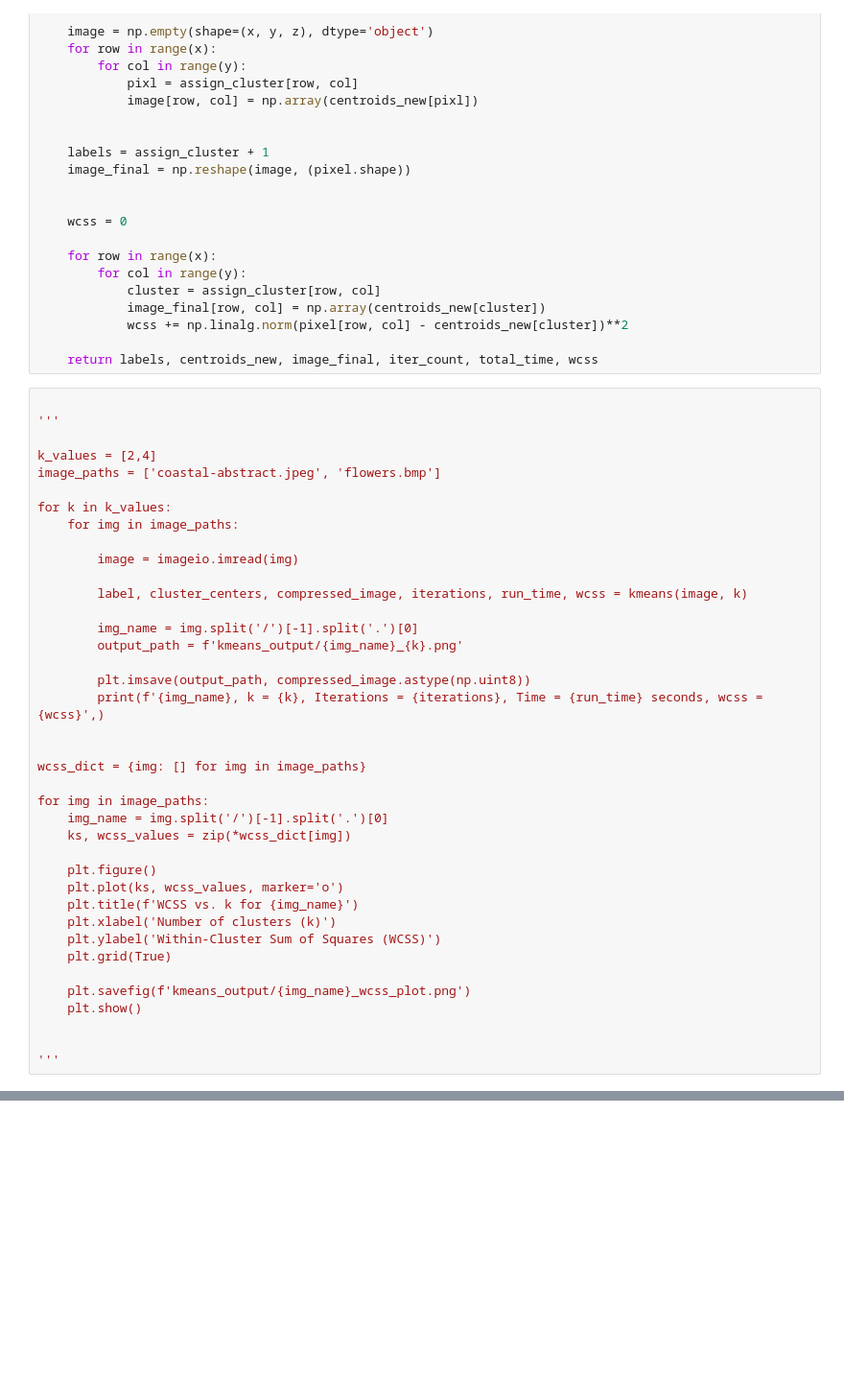
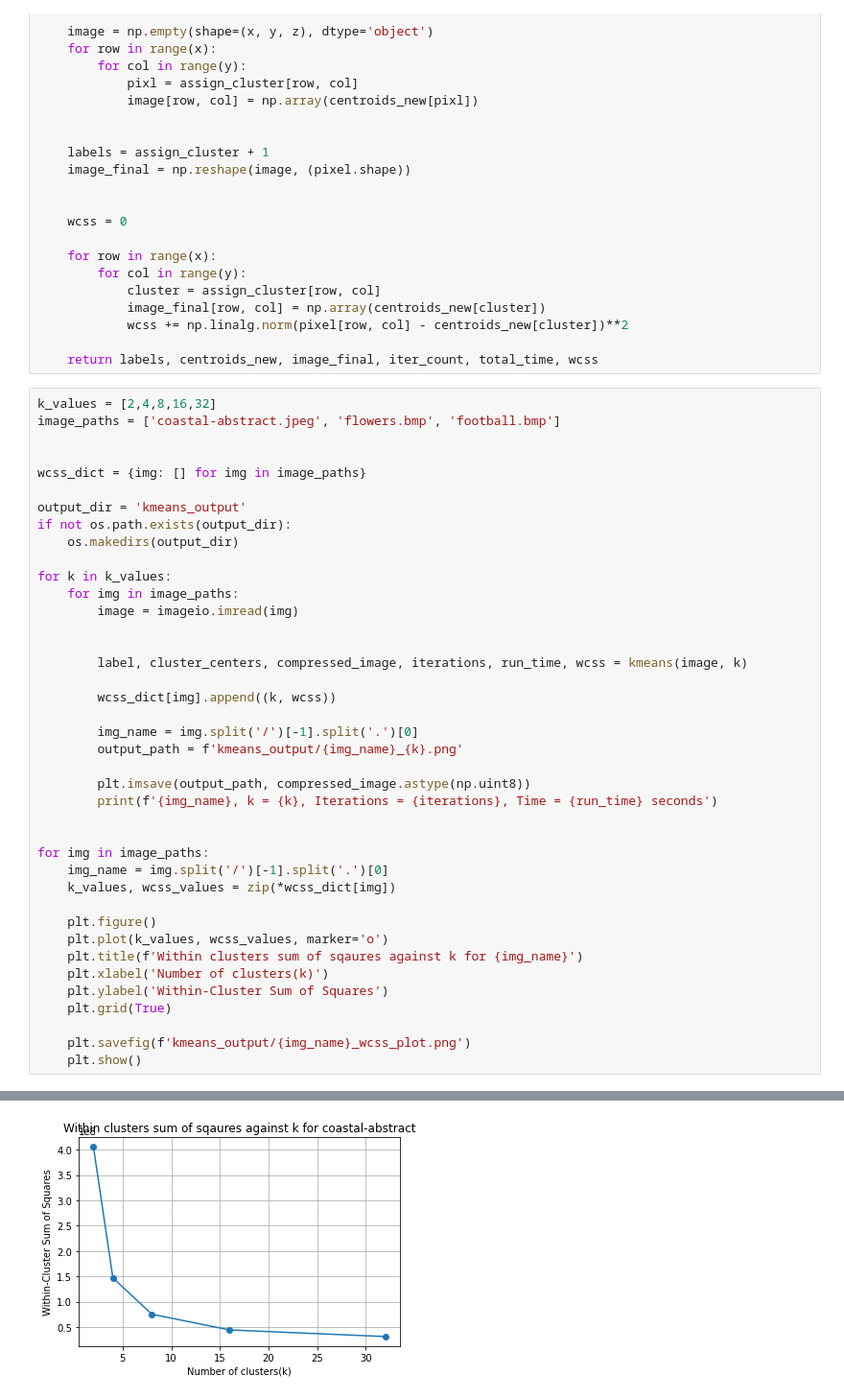
Before and after one commit to siddiq22/ML-Algorithms, a Jupyter notebook: KMeans.ipynb, the cells around one changed output, grey strips where cells are left out. Shown: that part at 96% size. Cells and saved outputs as stored; diff of their text form; blank space fills up the shorter version.

Commit message:
updated code with k plot

```diff
--- a/KMeans.ipynb
+++ b/KMeans.ipynb
@@ -101,42 +102,43 @@ def kmeans(pixel, k):
 
     return labels, centroids_new, image_final, iter_count, total_time, wcss
 # %%
+k_values = [2,4,8,16,32]
+image_paths = ['coastal-abstract.jpeg', 'flowers.bmp', 'football.bmp']
 
-'''
 
-k_values = [2,4]
-image_paths = ['coastal-abstract.jpeg', 'flowers.bmp']
+wcss_dict = {img: [] for img in image_paths}
+
+output_dir = 'kmeans_output'
+if not os.path.exists(output_dir):
+    os.makedirs(output_dir)
 
 for k in k_values:
     for img in image_paths:
-
         image = imageio.imread(img)
 
+
         label, cluster_centers, compressed_image, iterations, run_time, wcss = kmeans(image, k)
+
+        wcss_dict[img].append((k, wcss))
 
         img_name = img.split('/')[-1].split('.')[0]
         output_path = f'kmeans_output/{img_name}_{k}.png'
 
         plt.imsave(output_path, compressed_image.astype(np.uint8))
-        print(f'{img_name}, k = {k}, Iterations = {iterations}, Time = {run_time} seconds, wcss = {wcss}',)
+        print(f'{img_name}, k = {k}, Iterations = {iterations}, Time = {run_time} seconds')
 
-
-wcss_dict = {img: [] for img in image_paths}
 
 for img in image_paths:
     img_name = img.split('/')[-1].split('.')[0]
-    ks, wcss_values = zip(*wcss_dict[img])
+    k_values, wcss_values = zip(*wcss_dict[img])
 
     plt.figure()
-    plt.plot(ks, wcss_values, marker='o')
-    plt.title(f'WCSS vs. k for {img_name}')
-    plt.xlabel('Number of clusters (k)')
-    plt.ylabel('Within-Cluster Sum of Squares (WCSS)')
+    plt.plot(k_values, wcss_values, marker='o')
+    plt.title(f'Within clusters sum of sqaures against k for {img_name}')
+    plt.xlabel('Number of clusters(k)')
+    plt.ylabel('Within-Cluster Sum of Squares')
     plt.grid(True)
 
     plt.savefig(f'kmeans_output/{img_name}_wcss_plot.png')
     plt.show()
-
-
-'''
 # %% [output]
@@ -143,0 +160 @@ for img in image_paths:
+[figure, added]
```
Also changed, not shown: parts of 4 cells of this notebook, 18 other files.
